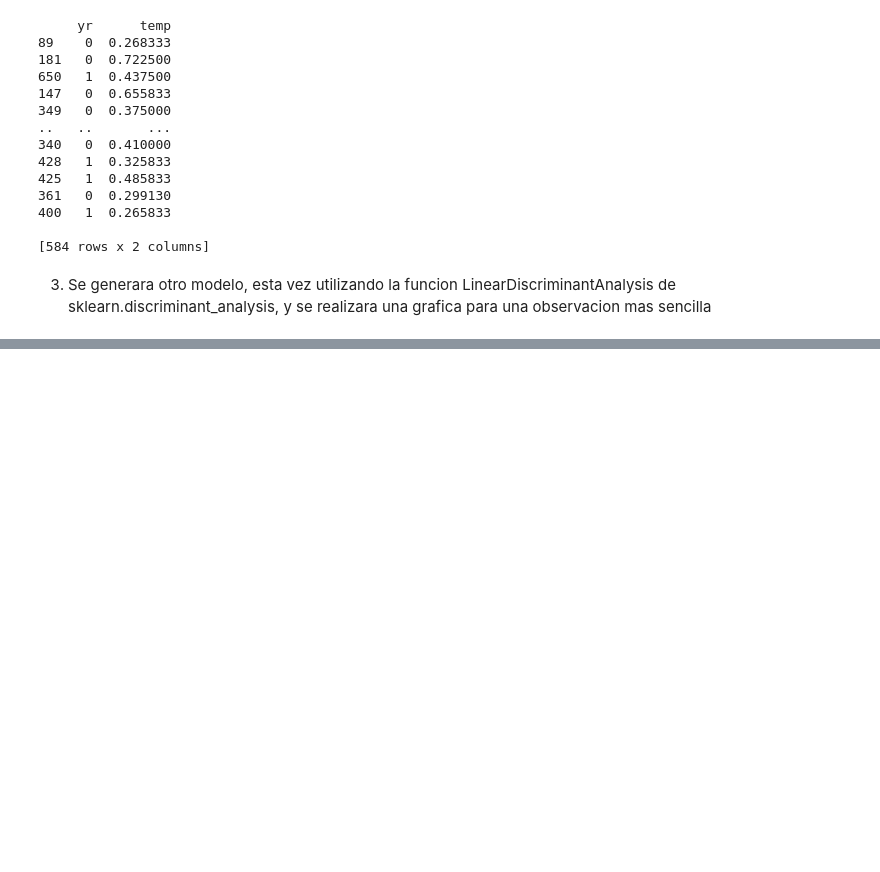
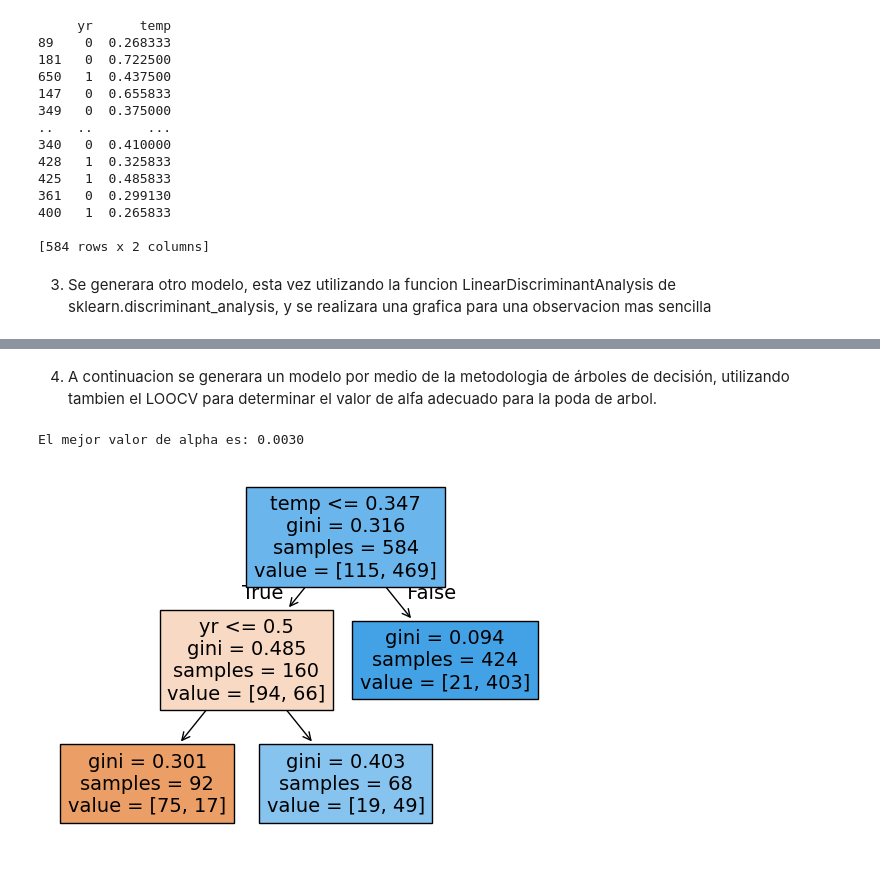
Before and after one commit to hectorcamachoz/LDA_Arboles_de_Decisiones, a Jupyter notebook: A2_2_594557.ipynb, the cells around one changed output, grey strips where cells are left out. Cells and saved outputs as stored; diff of their text form; code cells hidden in the pictures; blank space fills up the shorter version.

```diff
--- a/A2_2_594557.ipynb
+++ b/A2_2_594557.ipynb
@@ -142,0 +143,33 @@ plt.show()
+# %% [markdown]
+4. A continuacion se generara un modelo por medio de la metodologia de árboles de decisión, utilizando tambien el LOOCV para determinar el valor de alfa adecuado para la poda de arbol.
+# %%
+from sklearn.tree import DecisionTreeClassifier as DTC
+from sklearn.metrics import accuracy_score
+from sklearn.tree import plot_tree
+from sklearn.model_selection import LeaveOneOut
+
+loo = LeaveOneOut()
+alphas = np.linspace(0.001, 0.02, 20)
+
+alpha_scores = []
+
+for alpha in alphas:
+    accuracies = []
+
+    model = DTC(ccp_alpha=alpha, random_state=42)
+    model.fit(x_train, y_train)
+
+
+    y_pred_loo = model.predict(x_test)
+    accuracies.append(accuracy_score(y_test, y_pred_loo))
+
+    alpha_scores.append(np.mean(accuracies))
+
+best_alpha = alphas[np.argmax(alpha_scores)]
+
+print(f"El mejor valor de alpha es: {best_alpha:.4f}")
+plot_tree(model, filled=True,feature_names=x_train.columns);
+plt.show()
+# %% [output]
+El mejor valor de alpha es: 0.0030
+[figure, added]
```
Also changed, not shown: parts of 1 cell of this notebook.
